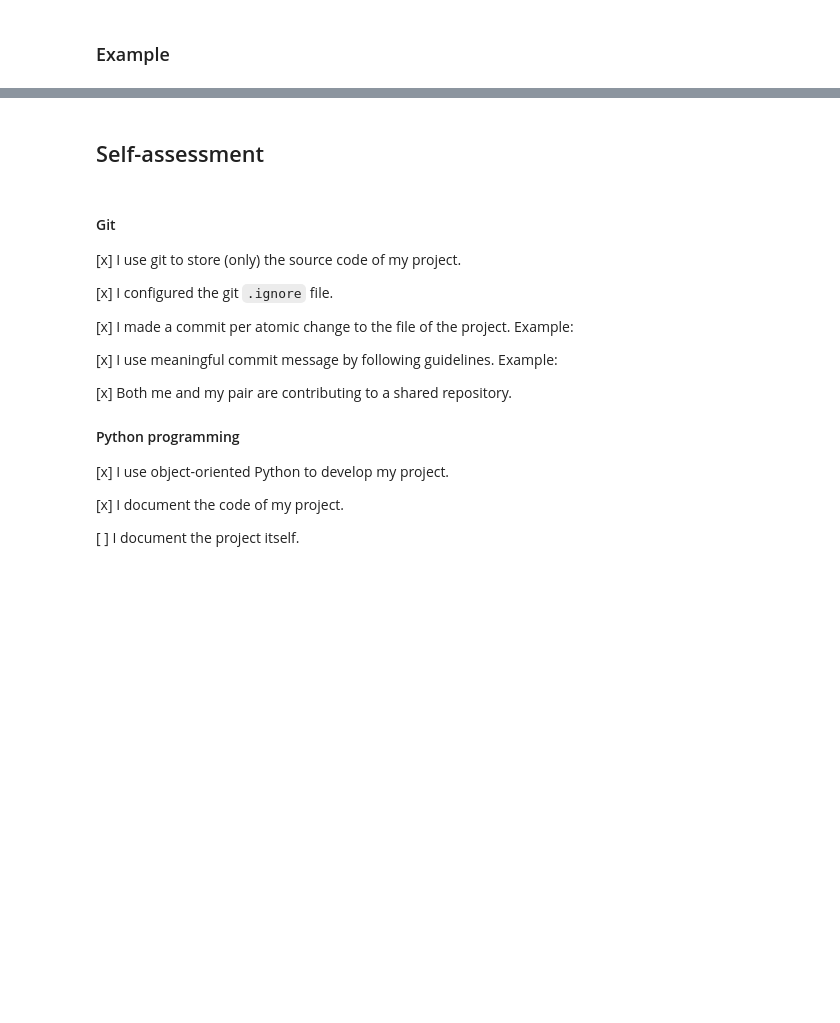
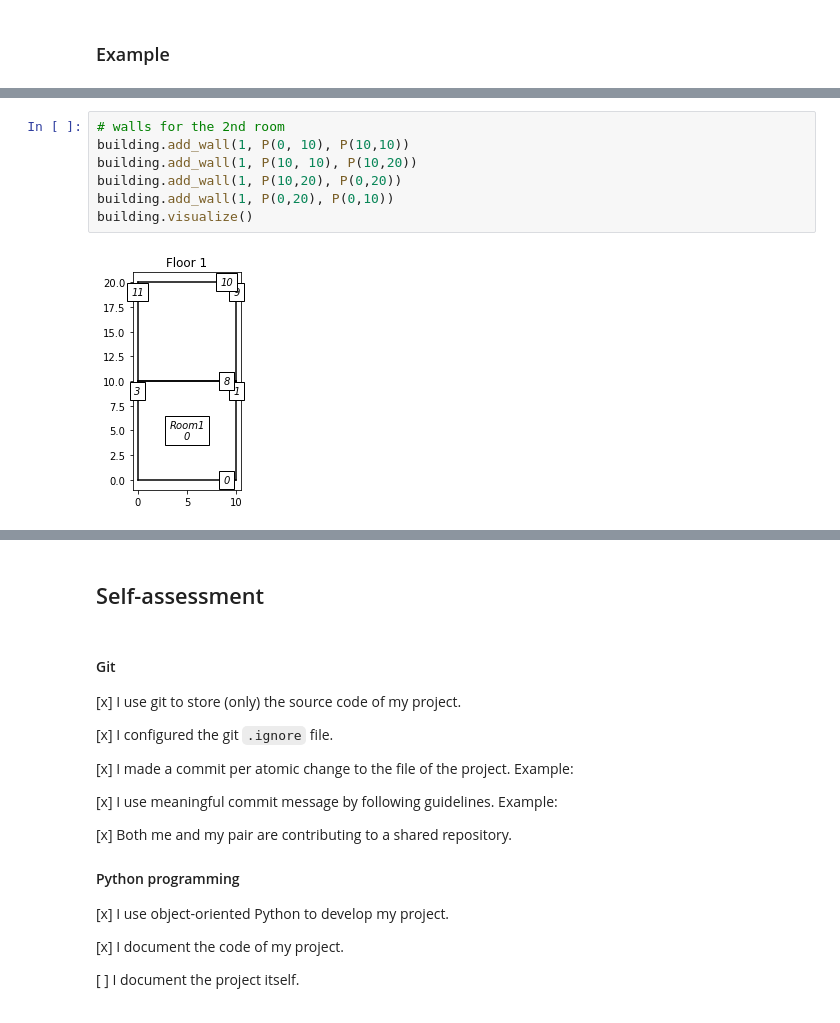
Before and after one commit to karim-zaidi/digital_twin, a Jupyter notebook: Showcase.ipynb, the cells around one changed output, grey strips where cells are left out. Saved outputs shown, nothing was run; the diff lists cells and outputs as text; blank space fills up the shorter version.

```diff
--- a/Showcase.ipynb
+++ b/Showcase.ipynb
@@ -95,0 +99,9 @@ AttributeError: 'Floor' object has no attribute 'get_dividers'
+# %%
+# walls for the 2nd room
+building.add_wall(1, P(0, 10), P(10,10))
+building.add_wall(1, P(10, 10), P(10,20))
+building.add_wall(1, P(10,20), P(0,20))
+building.add_wall(1, P(0,20), P(0,10))
+building.visualize()
+# %% [output]
+[figure, added]
```
Also changed, not shown: parts of 12 cells of this notebook, 3 other files.
